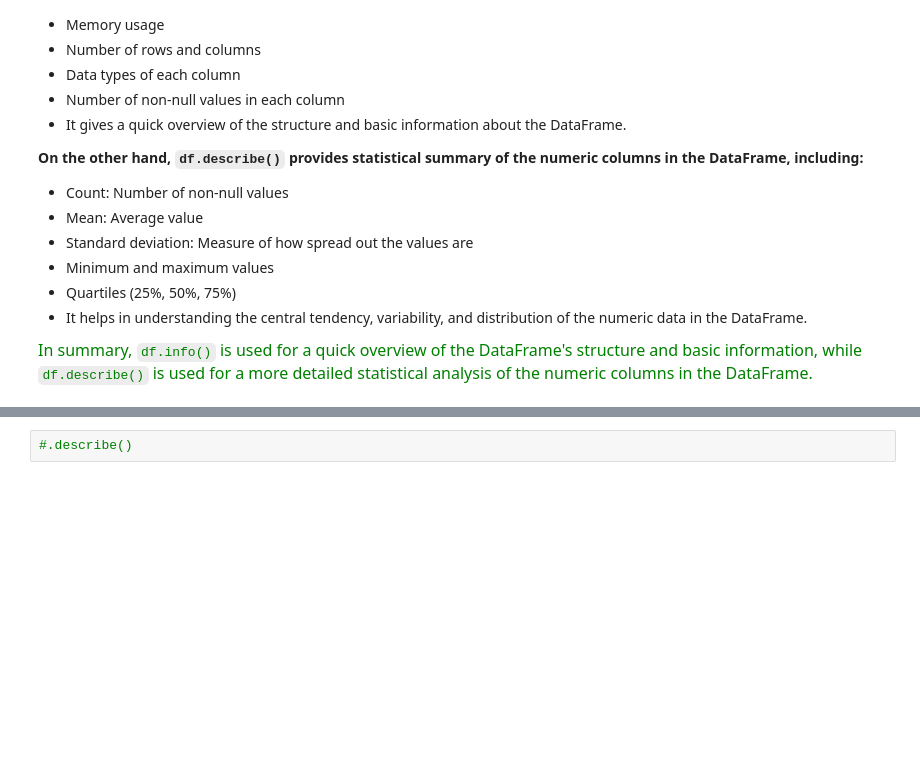
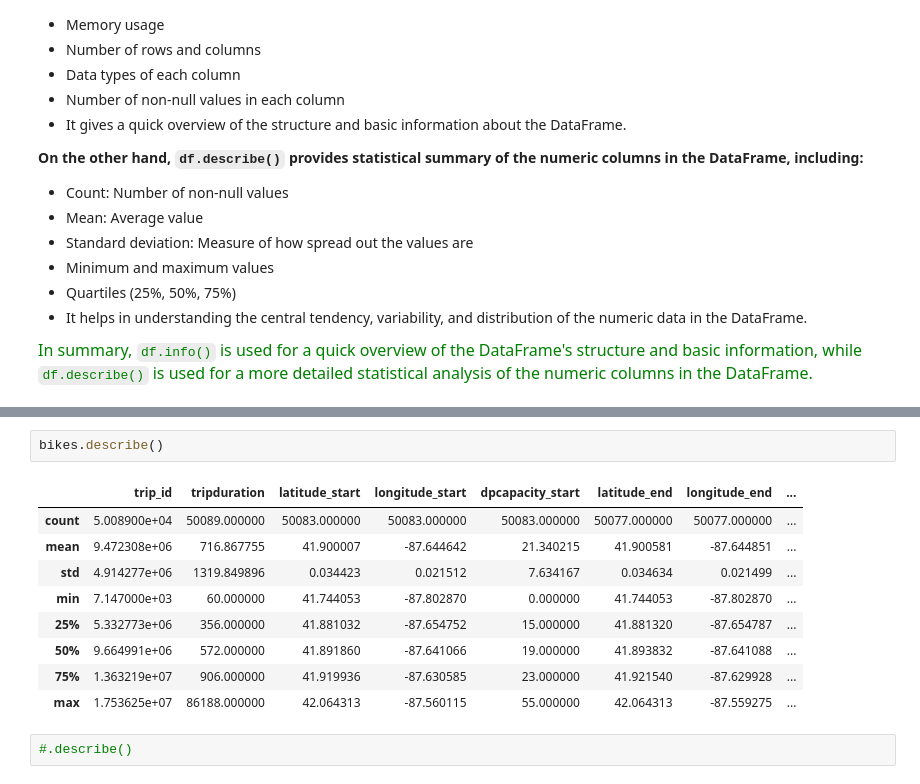
Before and after one commit to HalaMostafa/BeIN2023_DataAnalysis, a Jupyter notebook: 01. Intro to Data Analysis with pandas.ipynb, the cells around one changed output, grey strips where cells are left out. Saved outputs shown, nothing was run; the diff lists cells and outputs as text; blank space fills up the shorter version.

```diff
--- a/01. Intro to Data Analysis with pandas.ipynb
+++ b/01. Intro to Data Analysis with pandas.ipynb
@@ -207,2 +317,14 @@ Use the **`bikes`** DataFrame for the following:
+# %%
+bikes.describe()
+# %% [output]
+|  | trip_id | tripduration | latitude_start | longitude_start | dpcapacity_start | latitude_end | longitude_end | ... |
+| count | 5.008900e+04 | 50089.000000 | 50083.000000 | 50083.000000 | 50083.000000 | 50077.000000 | 50077.000000 | ... |
+| mean | 9.472308e+06 | 716.867755 | 41.900007 | -87.644642 | 21.340215 | 41.900581 | -87.644851 | ... |
+| std | 4.914277e+06 | 1319.849896 | 0.034423 | 0.021512 | 7.634167 | 0.034634 | 0.021499 | ... |
+| min | 7.147000e+03 | 60.000000 | 41.744053 | -87.802870 | 0.000000 | 41.744053 | -87.802870 | ... |
+| 25% | 5.332773e+06 | 356.000000 | 41.881032 | -87.654752 | 15.000000 | 41.881320 | -87.654787 | ... |
+| 50% | 9.664991e+06 | 572.000000 | 41.891860 | -87.641066 | 19.000000 | 41.893832 | -87.641088 | ... |
+| 75% | 1.363219e+07 | 906.000000 | 41.919936 | -87.630585 | 23.000000 | 41.921540 | -87.629928 | ... |
+| max | 1.753625e+07 | 86188.000000 | 42.064313 | -87.560115 | 55.000000 | 42.064313 | -87.559275 | ... |
 # %%
 #.describe()
```
Also changed, not shown: parts of 51 cells of this notebook, 21 other files.
